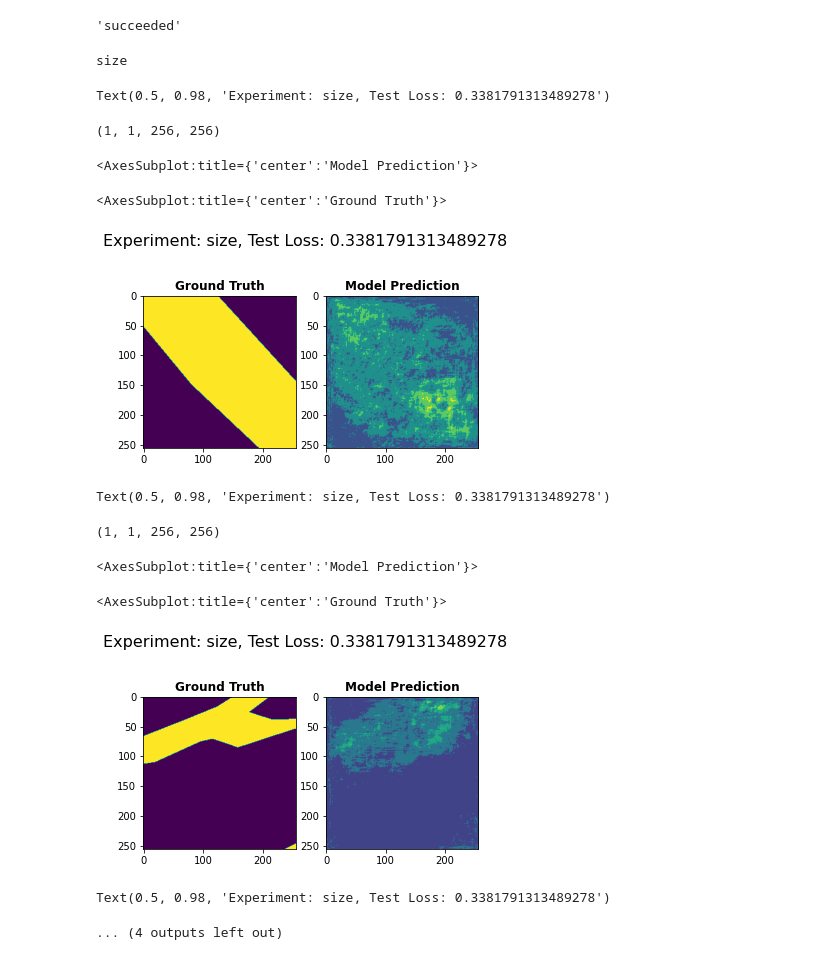
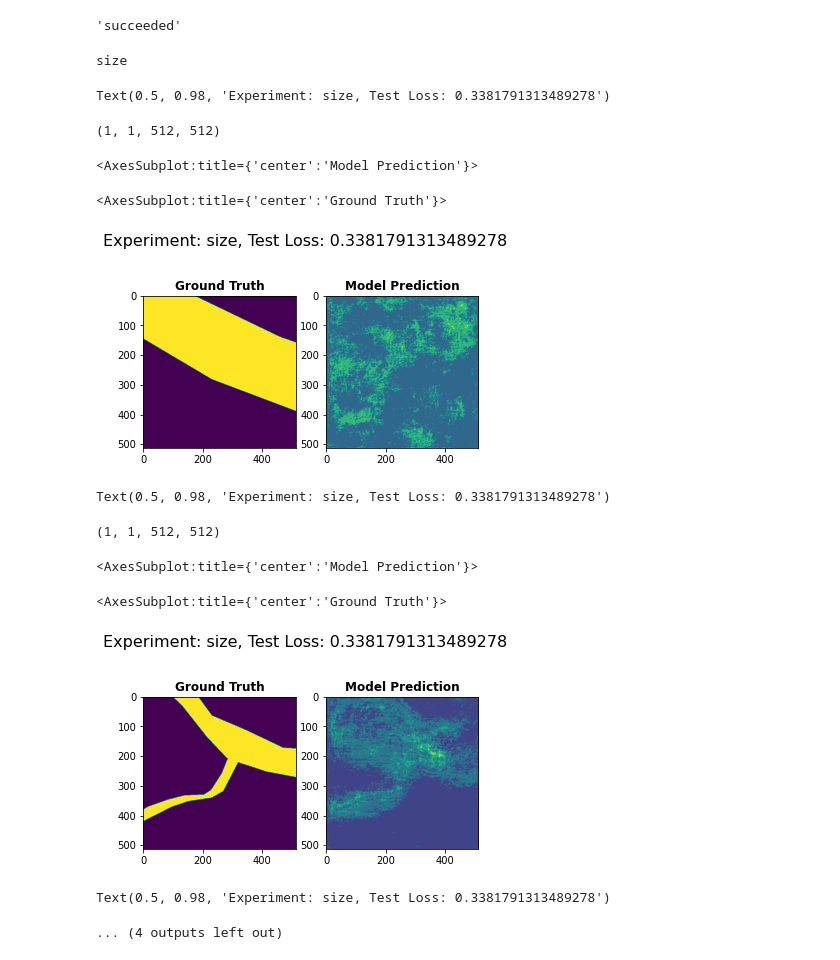
Before and after one commit to maxzvyagin/ephemeral_streams_code, a Jupyter notebook: model_visualization.ipynb, the cells around one changed output. Saved outputs shown, nothing was run; the diff lists cells and outputs as text; code cells hidden in the pictures.

Commit message:
updating preprocessing
can now handle random samples and getting a certain amount of samples

```diff
--- a/model_visualization.ipynb
+++ b/model_visualization.ipynb
@@ -91,37 +91,37 @@ for e in experiments:
         y = model.load_state_dict(params)
         f.close()
         y = model.eval()
         # check the image type, and get image samples for corresponding image type
         # run the model on each of the samples and show results
         # print experiment id, name, image type, and training/test loss
         # print(e.get_properties(), e.get_numeric_channels_values())
         # show mask, and then show the results from each
-        for test in image_samples[i_type]:
+        for test in image_samples['large_full_channel']:
             fig, (m_axis, i_axis) = pyplot.subplots(1, 2)
             fig.suptitle("Experiment: "+encoder+", Test Loss: "+e.get_logs()['test_loss']['y'], fontsize=16)
             if i_type == "veg_index":
                 channel_input = test['image'].unsqueeze(0)
                 channel_input = channel_input.unsqueeze(1)
                 res = model(channel_input)
             else:
                 res = model(test['image'].unsqueeze(0))
             res = np.rint(res.detach().numpy())
             #res = np.reshape(res, (2, 256, 256))
             print(res.shape)
             show(res, ax=i_axis, title="Model Prediction")
             show(test['mask'], ax=m_axis, title="Ground Truth")
             pyplot.show()
 # %% [output]
 size
 Text(0.5, 0.98, 'Experiment: size, Test Loss: 0.3381791313489278')
-(1, 1, 256, 256)
+(1, 1, 512, 512)
 <AxesSubplot:title={'center':'Model Prediction'}>
 <AxesSubplot:title={'center':'Ground Truth'}>
-[figure, old version]
+[figure, new version]
 Text(0.5, 0.98, 'Experiment: size, Test Loss: 0.3381791313489278')
-(1, 1, 256, 256)
+(1, 1, 512, 512)
 <AxesSubplot:title={'center':'Model Prediction'}>
 <AxesSubplot:title={'center':'Ground Truth'}>
-[figure, old version]
+[figure, new version]
 Text(0.5, 0.98, 'Experiment: size, Test Loss: 0.3381791313489278')
 ... (4 outputs left out)
```
Also changed, not shown: parts of 1 cell of this notebook, 2 other files.
